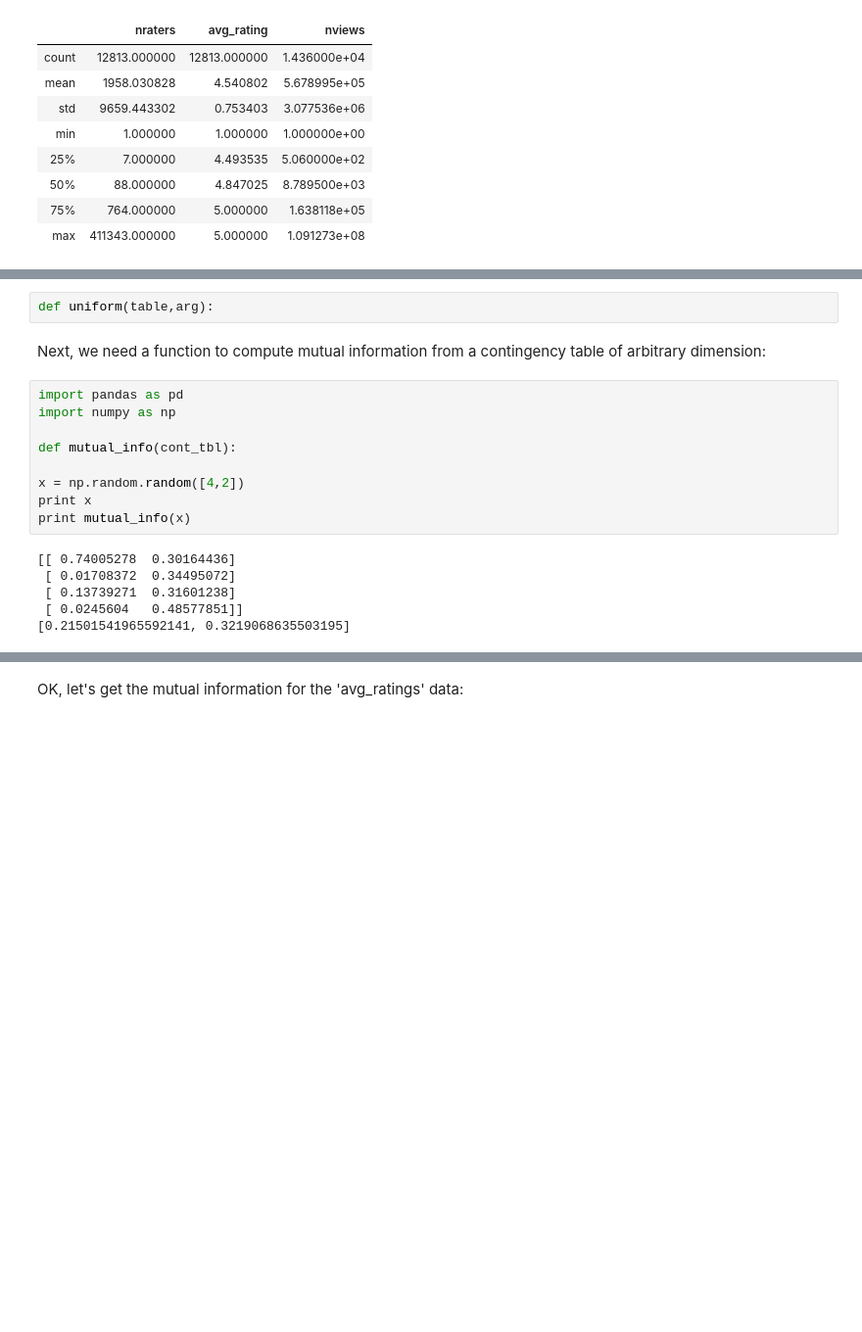
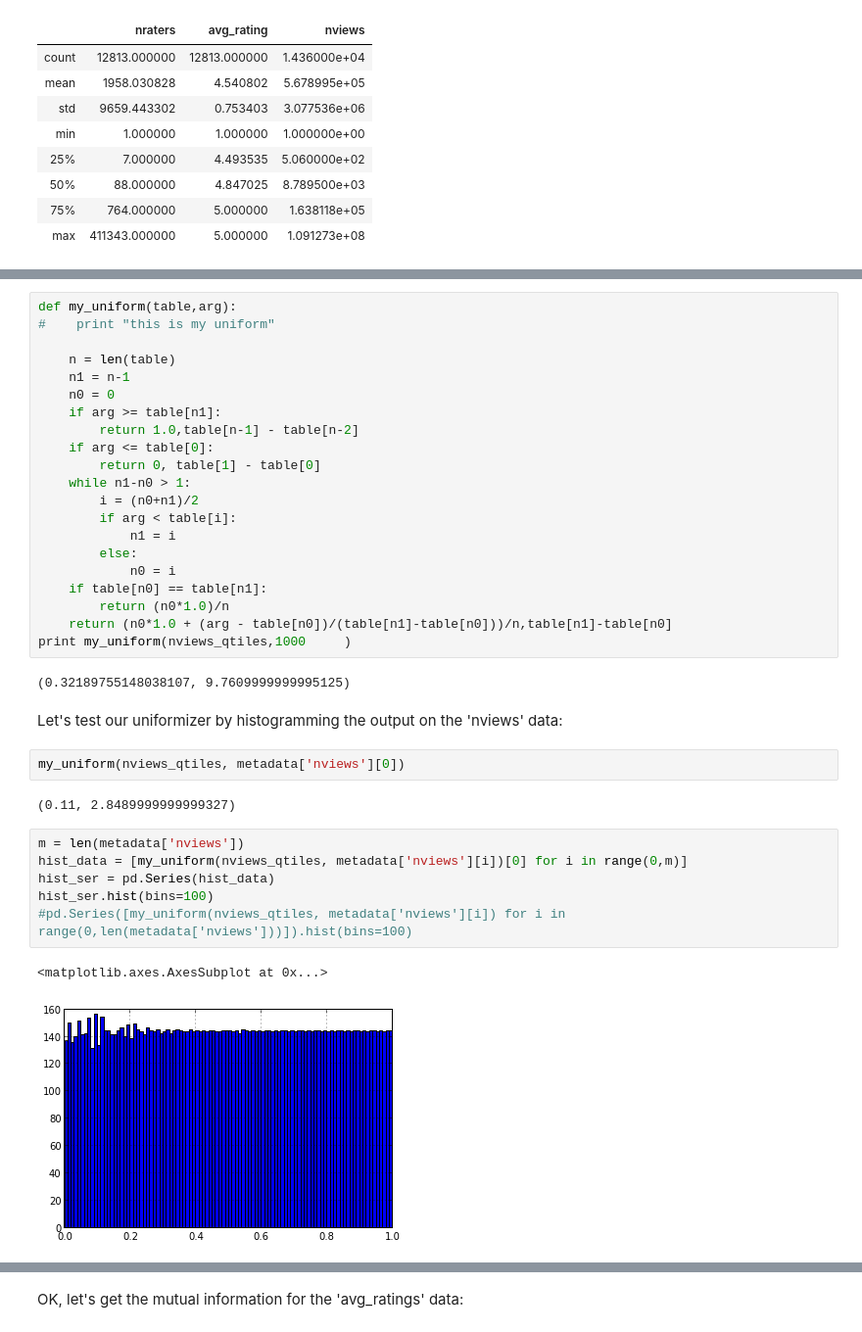
Before and after one commit to aculich/S222_S13, a Jupyter notebook: Course_Notes.ipynb, the cells around one changed output, grey strips where cells are left out. Shown at 98% size. Saved outputs shown, nothing was run; the diff lists cells and outputs as text; blank space fills up the shorter version.

```diff
--- a/Course_Notes.ipynb
+++ b/Course_Notes.ipynb
@@ -715,19 +732,38 @@ To implement the change of variable, the main component is a python function whi
-# %%
-def uniform(table,arg):
-# %% [markdown]
-Next, we need a function to compute mutual information from a contingency table of arbitrary dimension:
-# %%
-import pandas as pd
-import numpy as np
-
-def mutual_info(cont_tbl):
-
-x = np.random.random([4,2])
-print x
-print mutual_info(x)
-# %% [output]
-[[ 0.74005278  0.30164436]
- [ 0.01708372  0.34495072]
- [ 0.13739271  0.31601238]
- [ 0.0245604   0.48577851]]
-[0.21501541965592141, 0.3219068635503195]
+# %%
+def my_uniform(table,arg):
+#    print "this is my uniform"
+
+    n = len(table)
+    n1 = n-1
+    n0 = 0
+    if arg >= table[n1]:
+        return 1.0,table[n-1] - table[n-2]
+    if arg <= table[0]:
+        return 0, table[1] - table[0]
+    while n1-n0 > 1:
+        i = (n0+n1)/2
+        if arg < table[i]:
+            n1 = i
+        else:
+            n0 = i
+    if table[n0] == table[n1]:
+        return (n0*1.0)/n
+    return (n0*1.0 + (arg - table[n0])/(table[n1]-table[n0]))/n,table[n1]-table[n0]
+print my_uniform(nviews_qtiles,1000     )
+# %% [output]
+(0.32189755148038107, 9.7609999999995125)
+# %% [markdown]
+Let's test our uniformizer by histogramming the output on the 'nviews' data:
+# %%
+my_uniform(nviews_qtiles, metadata['nviews'][0])
+# %% [output]
+(0.11, 2.8489999999999327)
+# %%
+m = len(metadata['nviews'])
+hist_data = [my_uniform(nviews_qtiles, metadata['nviews'][i])[0] for i in range(0,m)]
+hist_ser = pd.Series(hist_data)
+hist_ser.hist(bins=100)
+#pd.Series([my_uniform(nviews_qtiles, metadata['nviews'][i]) for i in range(0,len(metadata['nviews']))]).hist(bins=100)
+# %% [output]
+<matplotlib.axes.AxesSubplot at 0x...>
+[figure, added]
```
Also changed, not shown: parts of 51 cells of this notebook, 1 other file.
